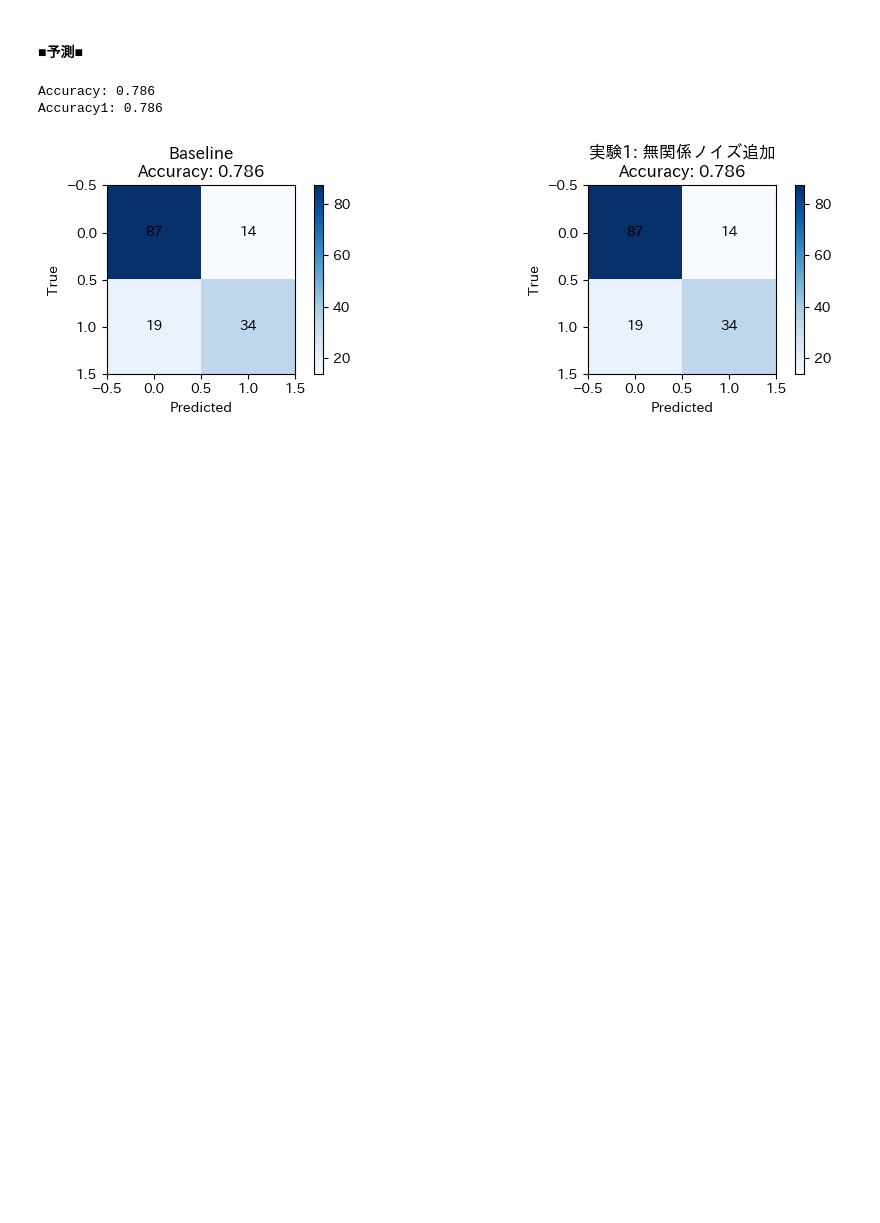
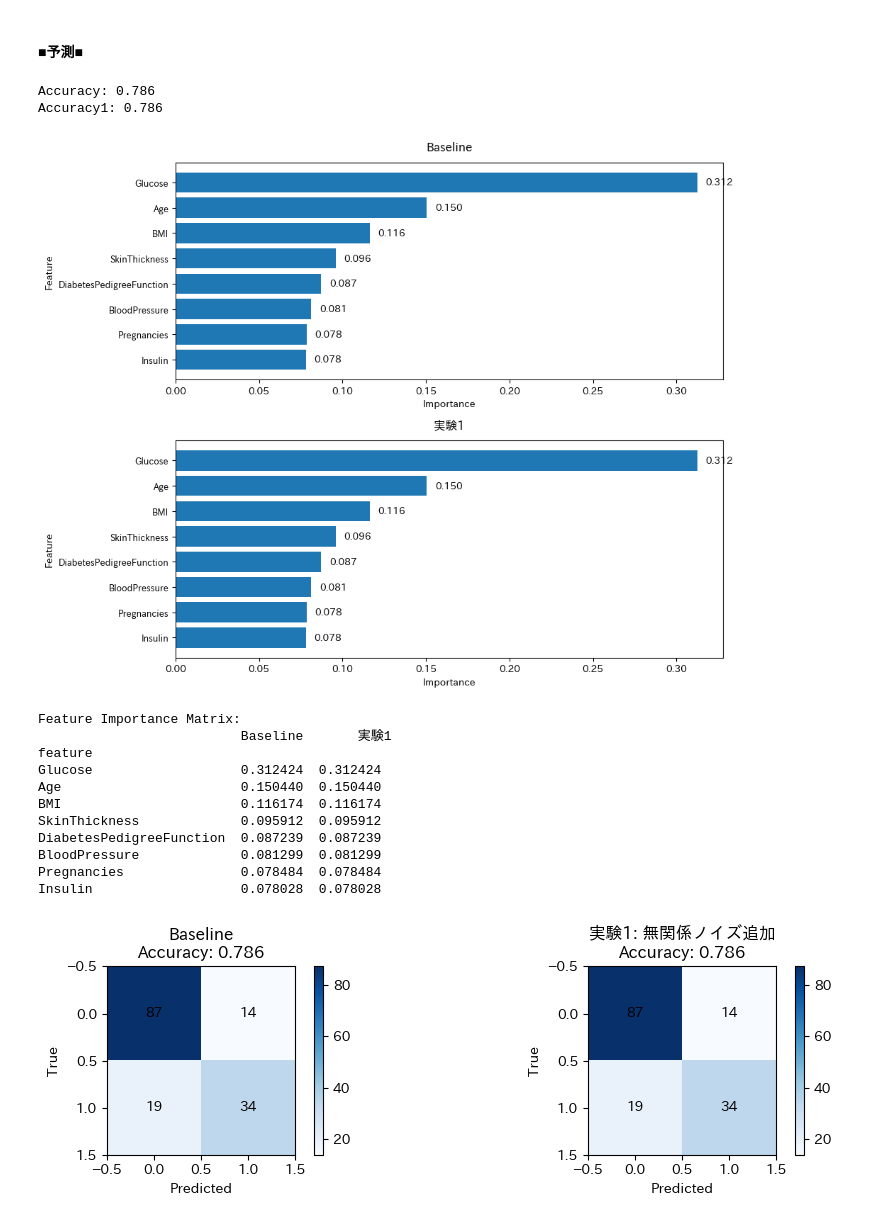
Before and after one commit to souldrive7/ECP, a Jupyter notebook: 教師あり学習‗課題‗飯山先生‗xgboost.ipynb, the cells around one changed output. Drawn from its saved outputs; the diff is of its cells as text; code cells hidden in the pictures; blank space fills up the shorter version.

```diff
--- a/教師あり学習‗課題‗飯山先生‗xgboost.ipynb
+++ b/教師あり学習‗課題‗飯山先生‗xgboost.ipynb
@@ -161,6 +171,63 @@ print(f"Accuracy1: {accuracy:.3f}")  # 精度を表示(小数点以下3桁)
 # %% [output]
 Accuracy: 0.786
 Accuracy1: 0.786
+# %%
+# --- プロット用の準備 ---
+fig, axes = plt.subplots(nrows=2, ncols=1, figsize=(10, 8))
+
+# 重要度を格納する辞書
+importance_matrix = {}
+
+# モデル／データの一覧
+models = [model, model]   # Baselineモデルとノイズ追加モデル
+datasets = [X, X1]         # 元データ と ノイズ追加データ
+titles = ["Baseline", "実験1"]
+
+# --- 各サブプロットの作成 ---
+for ax, mdl, Xdf, title in zip(axes, models, datasets, titles):
+    # 1) 重要度取得 & DataFrame化
+    importances = mdl.feature_importances_
+    feat_names  = Xdf.columns[:len(importances)]
+    imp_df = pd.DataFrame({
+        "feature":    feat_names,
+        "importance": importances
+    }).sort_values(by="importance", ascending=False)
+
+    # 2) 棒グラフ描画
+    ax.barh(imp_df["feature"], imp_df["importance"])
+    ax.invert_yaxis()
+    ax.set_title(title, pad=12)
+    ax.set_xlabel("Importance")
+    ax.set_ylabel("Feature")
+    ax.tick_params(axis="y", labelsize=9)
+
+    # 3) 数値ラベルの追加
+    for i, (feat, imp) in enumerate(zip(imp_df["feature"], imp_df["importance"])):
+        ax.text(imp + 0.005, i, f"{imp:.3f}", va='center')
+
+    # 4) マトリクス用に格納
+    importance_matrix[title] = imp_df.set_index("feature")["importance"]
+
+plt.tight_layout()
+plt.show()
+
+# --- 重要度マトリクスの出力 ---
+imp_matrix_df = pd.DataFrame(importance_matrix)
+print("Feature Importance Matrix:")
+print(imp_matrix_df)
+# %% [output]
+[figure, added]
+Feature Importance Matrix:
+                          Baseline       実験1
+feature
+Glucose                   0.312424  0.312424
+Age                       0.150440  0.150440
+BMI                       0.116174  0.116174
+SkinThickness             0.095912  0.095912
+DiabetesPedigreeFunction  0.087239  0.087239
+BloodPressure             0.081299  0.081299
+Pregnancies               0.078484  0.078484
+Insulin                   0.078028  0.078028
 # %%
 # 各種スコアを計算
 acc0, prec0, rec0, f10 = (
```
Also changed, not shown: parts of 20 cells of this notebook.
